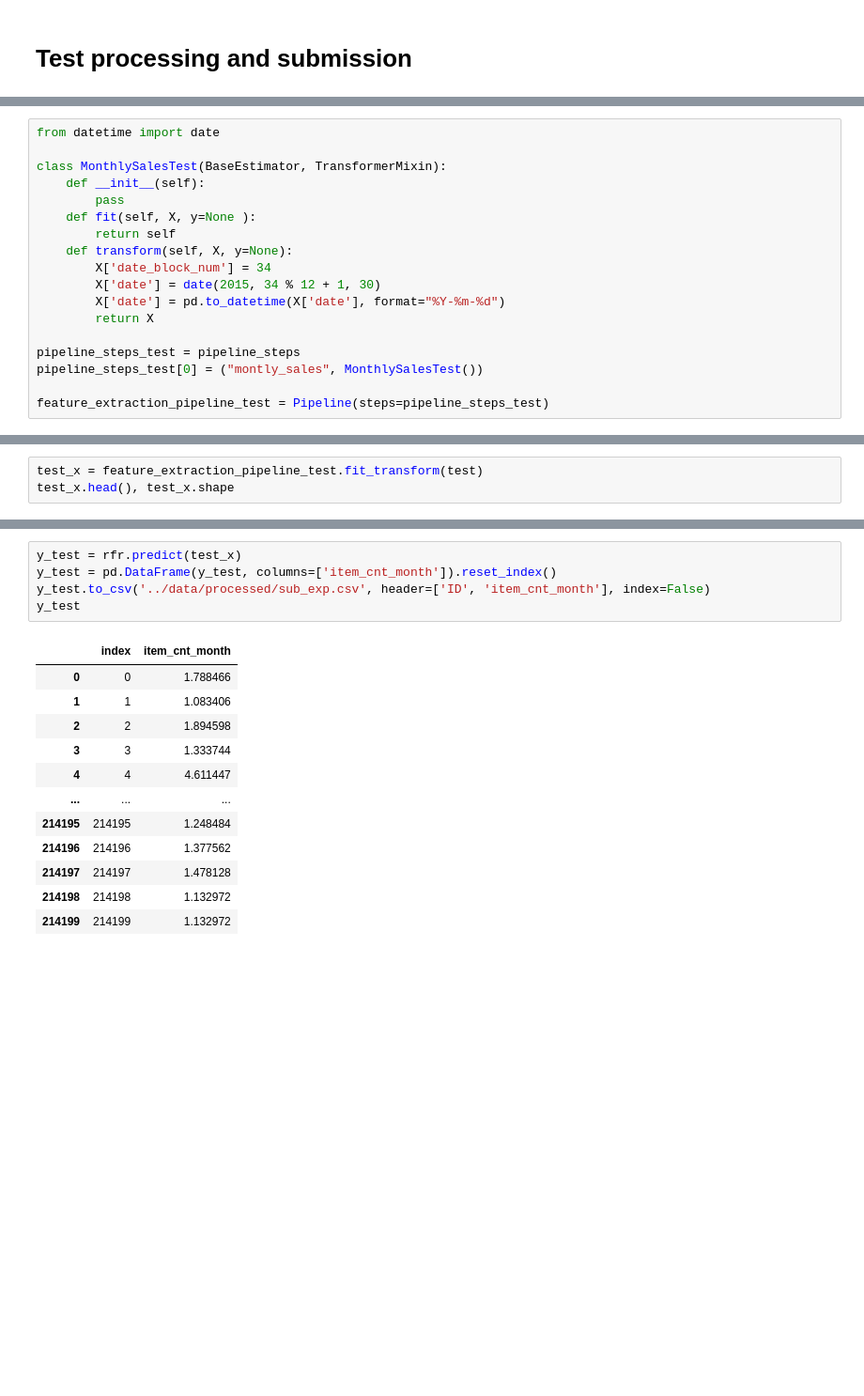
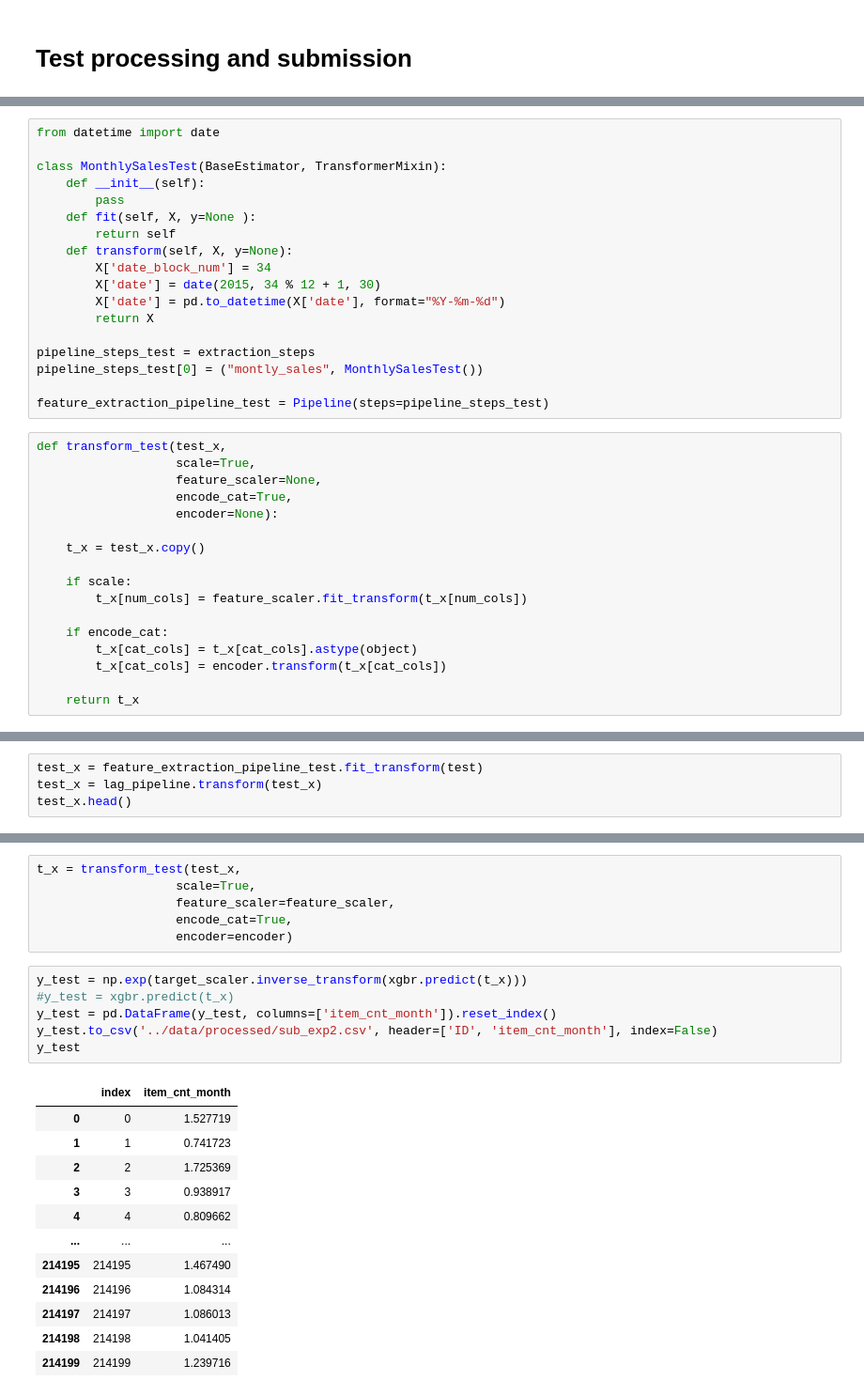
Before and after one commit to masha-mcr/DS_practice, a Jupyter notebook: future_sales_prediction/notebooks/2.2 Baseline modeling 2.ipynb, the cells around one changed output, grey strips where cells are left out. Shown: that part at 94% size. Drawn from its saved outputs; the diff is of its cells as text; blank space fills up the shorter version.

```diff
--- a/future_sales_prediction/notebooks/2.2 Baseline modeling 2.ipynb
+++ b/future_sales_prediction/notebooks/2.2 Baseline modeling 2.ipynb
@@ -475,9 +517,26 @@ class MonthlySalesTest(BaseEstimator, TransformerMixin):
         X['date'] = pd.to_datetime(X['date'], format="%Y-%m-%d")
         return X
 
-pipeline_steps_test = pipeline_steps
+pipeline_steps_test = extraction_steps
 pipeline_steps_test[0] = ("montly_sales", MonthlySalesTest())
 
 feature_extraction_pipeline_test = Pipeline(steps=pipeline_steps_test)
+# %%
+def transform_test(test_x,
+                   scale=True,
+                   feature_scaler=None,
+                   encode_cat=True,
+                   encoder=None):
+
+    t_x = test_x.copy()
+
+    if scale:
+        t_x[num_cols] = feature_scaler.fit_transform(t_x[num_cols])
+
+    if encode_cat:
+        t_x[cat_cols] = t_x[cat_cols].astype(object)
+        t_x[cat_cols] = encoder.transform(t_x[cat_cols])
+
+    return t_x
 # %%
 test = pd.read_csv('../data/interim/test_etl.csv', index_col='ID')
@@ -494,4 +543,5 @@ test.head(), test.shape
 # %%
 test_x = feature_extraction_pipeline_test.fit_transform(test)
-test_x.head(), test_x.shape
+test_x = lag_pipeline.transform(test_x)
+test_x.head()
 # %% [output]
@@ -539,19 +554,26 @@ train_mse, val_mse
+# %%
+t_x = transform_test(test_x,
+                   scale=True,
+                   feature_scaler=feature_scaler,
+                   encode_cat=True,
+                   encoder=encoder)
 # %%
-y_test = rfr.predict(test_x)
+y_test = np.exp(target_scaler.inverse_transform(xgbr.predict(t_x)))
+#y_test = xgbr.predict(t_x)
 y_test = pd.DataFrame(y_test, columns=['item_cnt_month']).reset_index()
-y_test.to_csv('../data/processed/sub_exp.csv', header=['ID', 'item_cnt_month'], index=False)
+y_test.to_csv('../data/processed/sub_exp2.csv', header=['ID', 'item_cnt_month'], index=False)
 y_test
 # %% [output]
 |  | index | item_cnt_month |
-| 0 | 0 | 1.788466 |
-| 1 | 1 | 1.083406 |
-| 2 | 2 | 1.894598 |
-| 3 | 3 | 1.333744 |
-| 4 | 4 | 4.611447 |
+| 0 | 0 | 1.527719 |
+| 1 | 1 | 0.741723 |
+| 2 | 2 | 1.725369 |
+| 3 | 3 | 0.938917 |
+| 4 | 4 | 0.809662 |
 | ... | ... | ... |
-| 214195 | 214195 | 1.248484 |
-| 214196 | 214196 | 1.377562 |
-| 214197 | 214197 | 1.478128 |
-| 214198 | 214198 | 1.132972 |
-| 214199 | 214199 | 1.132972 |
+| 214195 | 214195 | 1.467490 |
+| 214196 | 214196 | 1.084314 |
+| 214197 | 214197 | 1.086013 |
+| 214198 | 214198 | 1.041405 |
+| 214199 | 214199 | 1.239716 |
 214200 rows × 2 columns
```
Also changed, not shown: parts of 58 cells of this notebook, 1 other file.
